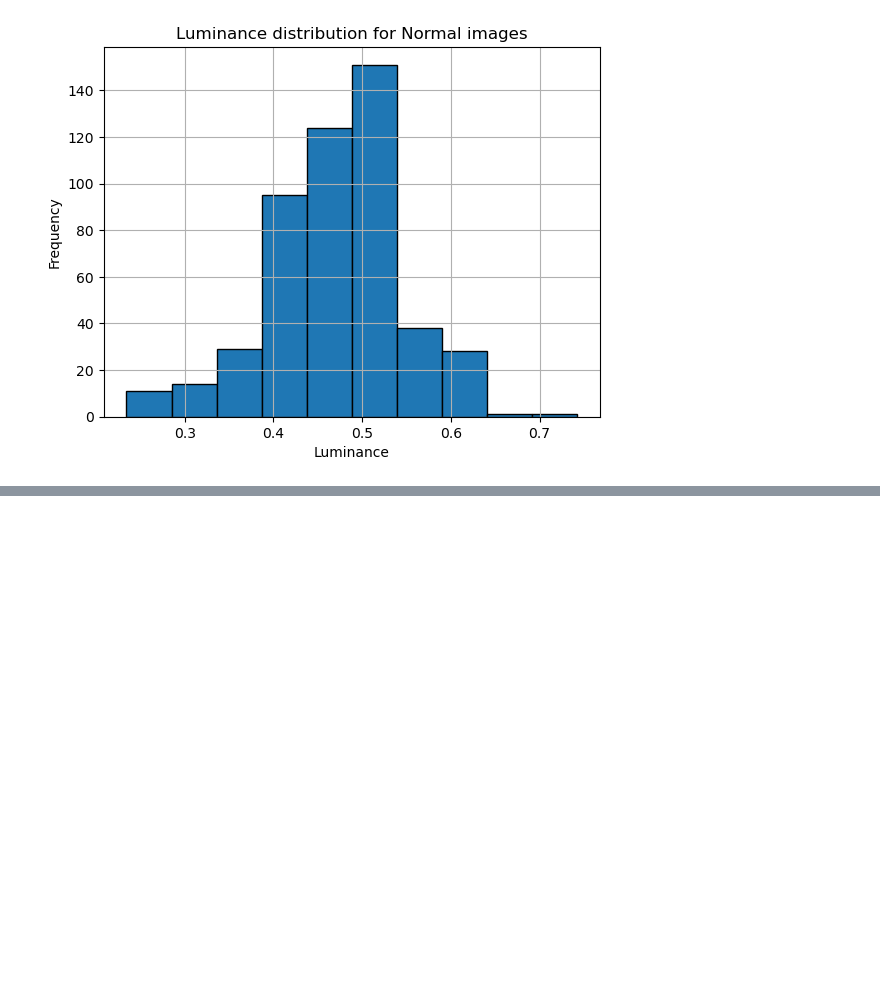
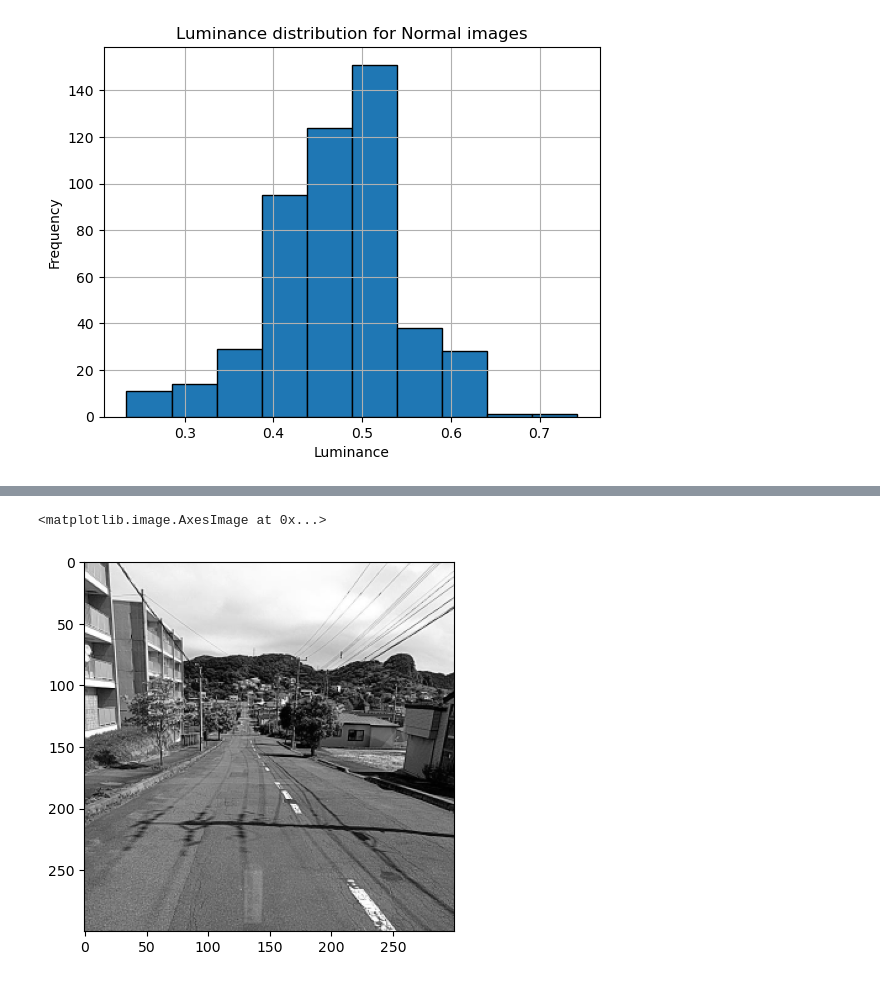
Before and after one commit to Dev0b0101/CNN-Pothole-Detection, a Jupyter notebook: ZijieLei.ipynb, the cells around one changed output, grey strips where cells are left out. Cells and saved outputs as stored; diff of their text form; code cells hidden in the pictures; blank space fills up the shorter version.

```diff
--- a/ZijieLei.ipynb
+++ b/ZijieLei.ipynb
@@ -240,6 +245,7 @@ lst_pothole = []
 for images in os.listdir(pothole_path):
     if (images.endswith(".jpg")):
         im = cv2.imread(pothole_path+"/"+images)
+        im = cv2.cvtColor(im, cv2.COLOR_BGR2GRAY)
         resized_im = cv2.resize(im, point, interpolation=cv2.INTER_LINEAR)
         lst_pothole.append(resized_im)
 
@@ -247,6 +253,7 @@ lst_normal = []
 for images in os.listdir(normal_path):
     if (images.endswith(".jpg")):
         im = cv2.imread(normal_path+"/"+images)
+        im = cv2.cvtColor(im, cv2.COLOR_BGR2GRAY)
         resized_im = cv2.resize(im, point, interpolation=cv2.INTER_LINEAR)
         lst_normal.append(resized_im)
 
@@ -257,0 +262,5 @@ pothole = lst_pothole
+# %%
+plt.imshow(normal[0], cmap='gray')
+# %% [output]
+<matplotlib.image.AxesImage at 0x...>
+[figure, added]
```
Also changed, not shown: parts of 6 cells of this notebook.
